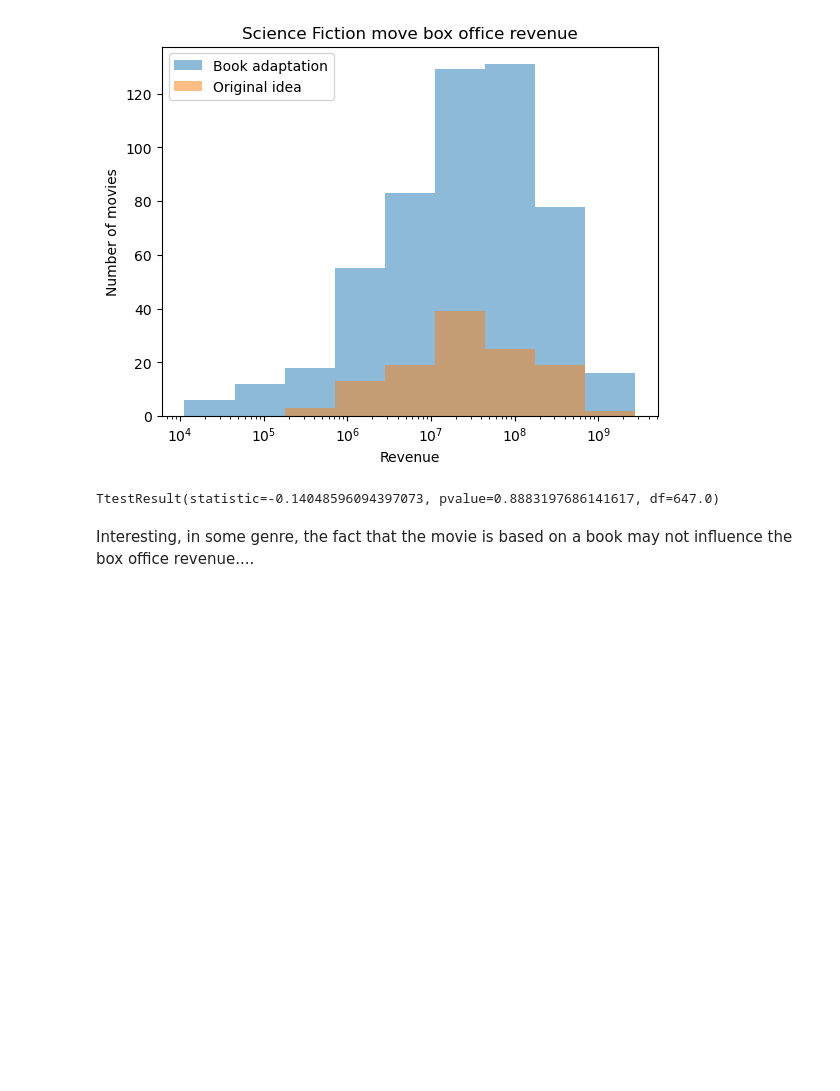
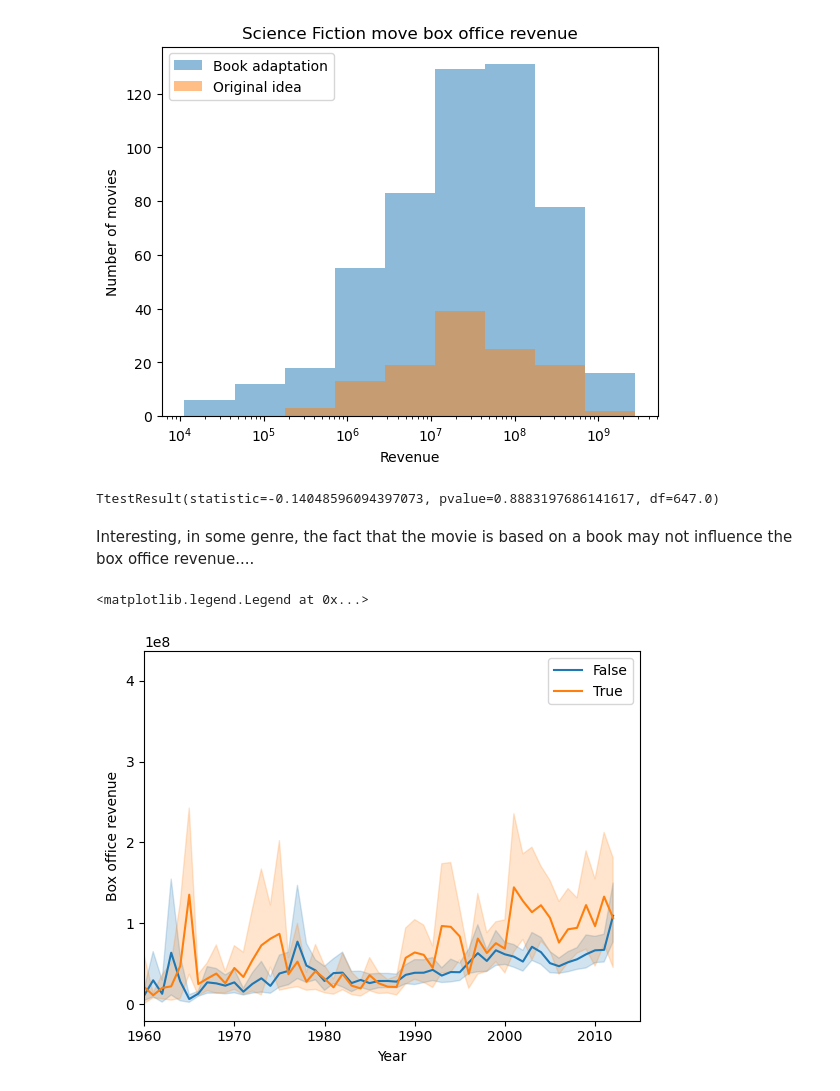
Before and after one commit to epfl-ada/ada-2023-project-team0110, a Jupyter notebook: first_analysis.ipynb, the cells around one changed output. Saved outputs shown, nothing was run; the diff lists cells and outputs as text; code cells hidden in the pictures; blank space fills up the shorter version.

```diff
--- a/first_analysis.ipynb
+++ b/first_analysis.ipynb
@@ -140,3 +146,20 @@ st.ttest_ind(SF_df[SF_df['adaptation']==True]['movie_box_office_revenue'].dropna
 TtestResult(statistic=-0.14048596094397073, pvalue=0.8883197686141617, df=647.0)
 # %% [markdown]
 Interesting, in some genre, the fact that the movie is based on a book may not influence the box office revenue....
+# %%
+# Add a column with movie release year to the dataframe
+movie_merged_df['movie_release_year'] = movie_merged_df['movie_release_date'].str.split('-').str[0]
+movie_merged_df['movie_release_year'] = movie_merged_df['movie_release_year'].fillna('0')
+movie_merged_df['movie_release_year'] = movie_merged_df['movie_release_year'].astype(int).replace(0, np.nan)
+
+sn.lineplot(data=movie_merged_df, x='movie_release_year', y='movie_box_office_revenue',
+            hue='adaptation', estimator='mean', errorbar=('ci', 95))
+#plt.plot(movie_merged_df.query('adaptation == True').groupby('movie_release_year').movie_box_office_revenue.mean(), label='Book adaptation')
+#plt.plot(movie_merged_df.query('adaptation == False').groupby('movie_release_year').movie_box_office_revenue.mean(), label='Original movie')
+plt.xlabel('Year')
+plt.ylabel('Box office revenue')
+plt.xlim([1960, 2015])
+plt.legend()
+# %% [output]
+<matplotlib.legend.Legend at 0x...>
+[figure, added]
```
Also changed, not shown: parts of 17 cells of this notebook.
